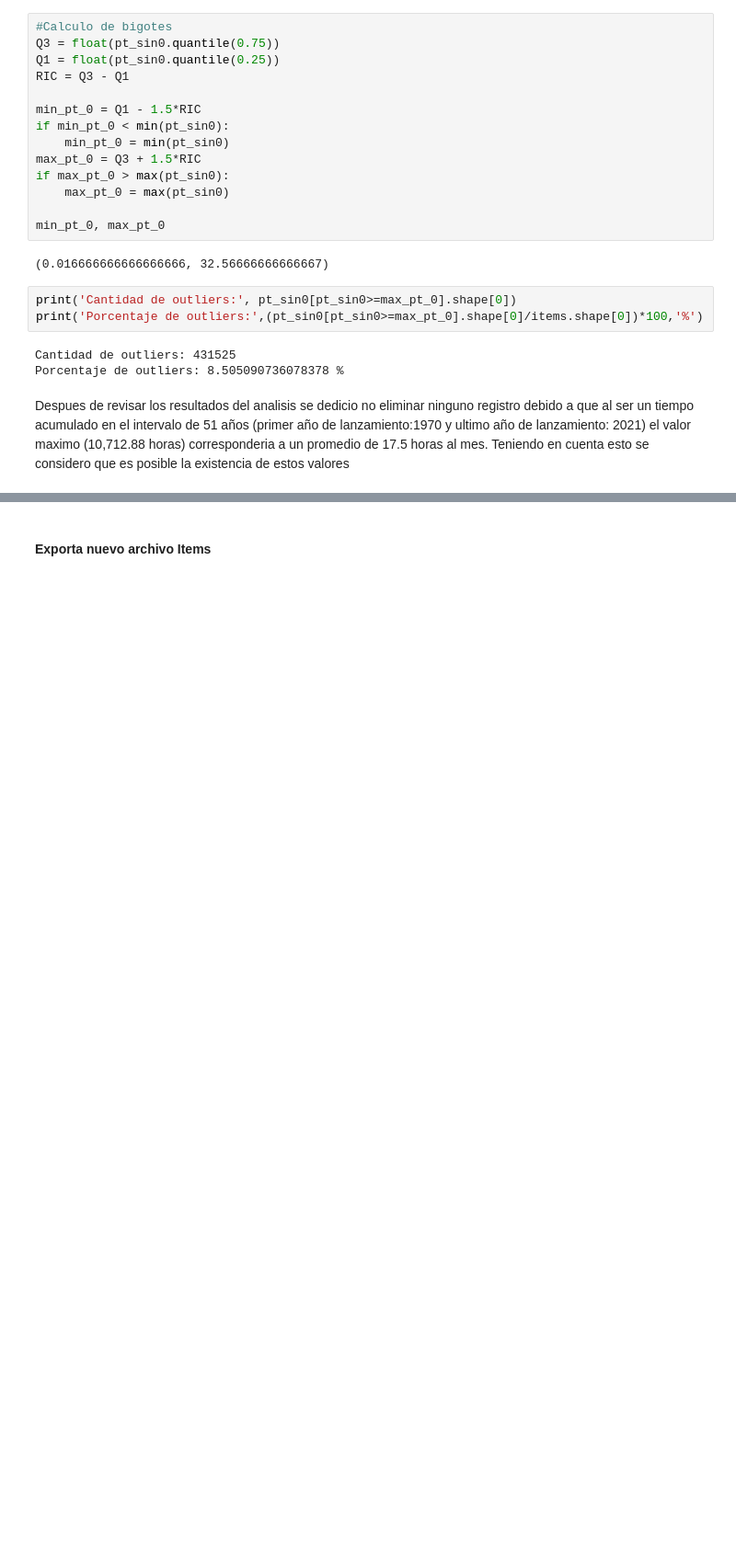
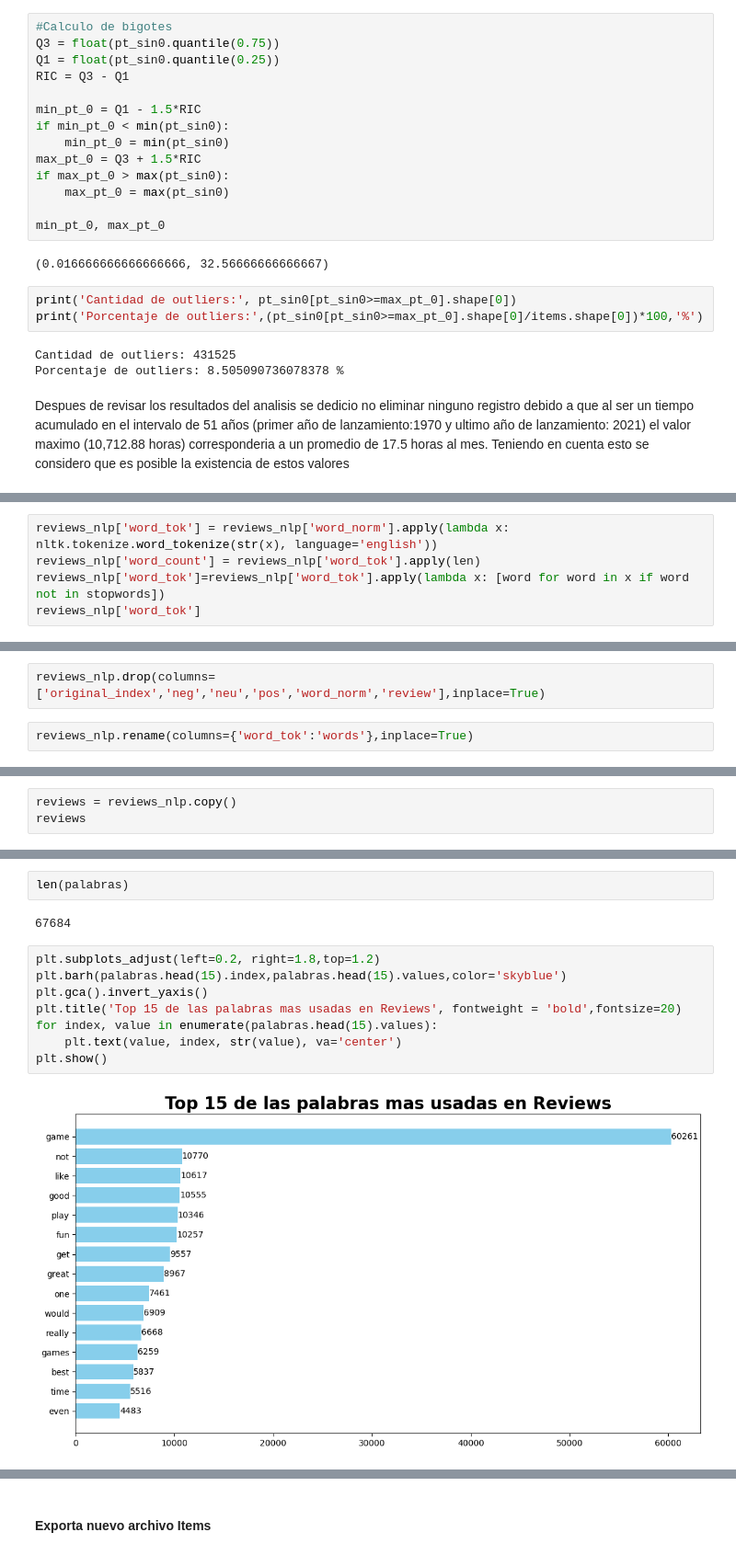
Before and after one commit to carocardenas0699/PI-1-Machine-Learning, a Jupyter notebook: EDA.ipynb, the cells around one changed output, grey strips where cells are left out. Shown at 92% size. Cells and saved outputs as stored; diff of their text form; blank space fills up the shorter version.

```diff
--- a/EDA.ipynb
+++ b/EDA.ipynb
@@ -938,0 +1224,5 @@ Despues de revisar los resultados del analisis se dedicio no eliminar ninguno re
+# %%
+reviews_nlp['word_tok'] = reviews_nlp['word_norm'].apply(lambda x: nltk.tokenize.word_tokenize(str(x), language='english'))
+reviews_nlp['word_count'] = reviews_nlp['word_tok'].apply(len)
+reviews_nlp['word_tok']=reviews_nlp['word_tok'].apply(lambda x: [word for word in x if word not in stopwords])
+reviews_nlp['word_tok']
@@ -938,0 +1253,4 @@ Despues de revisar los resultados del analisis se dedicio no eliminar ninguno re
+# %%
+reviews_nlp.drop(columns=['original_index','neg','neu','pos','word_norm','review'],inplace=True)
+# %%
+reviews_nlp.rename(columns={'word_tok':'words'},inplace=True)
@@ -938,0 +1273,3 @@ Despues de revisar los resultados del analisis se dedicio no eliminar ninguno re
+# %%
+reviews = reviews_nlp.copy()
+reviews
@@ -938,0 +1476,14 @@ Despues de revisar los resultados del analisis se dedicio no eliminar ninguno re
+# %%
+len(palabras)
+# %% [output]
+67684
+# %%
+plt.subplots_adjust(left=0.2, right=1.8,top=1.2)
+plt.barh(palabras.head(15).index,palabras.head(15).values,color='skyblue')
+plt.gca().invert_yaxis()
+plt.title('Top 15 de las palabras mas usadas en Reviews', fontweight = 'bold',fontsize=20)
+for index, value in enumerate(palabras.head(15).values):
+    plt.text(value, index, str(value), va='center')
+plt.show()
+# %% [output]
+[figure, added]
```
Also changed, not shown: parts of 145 cells of this notebook, 13 other files.
